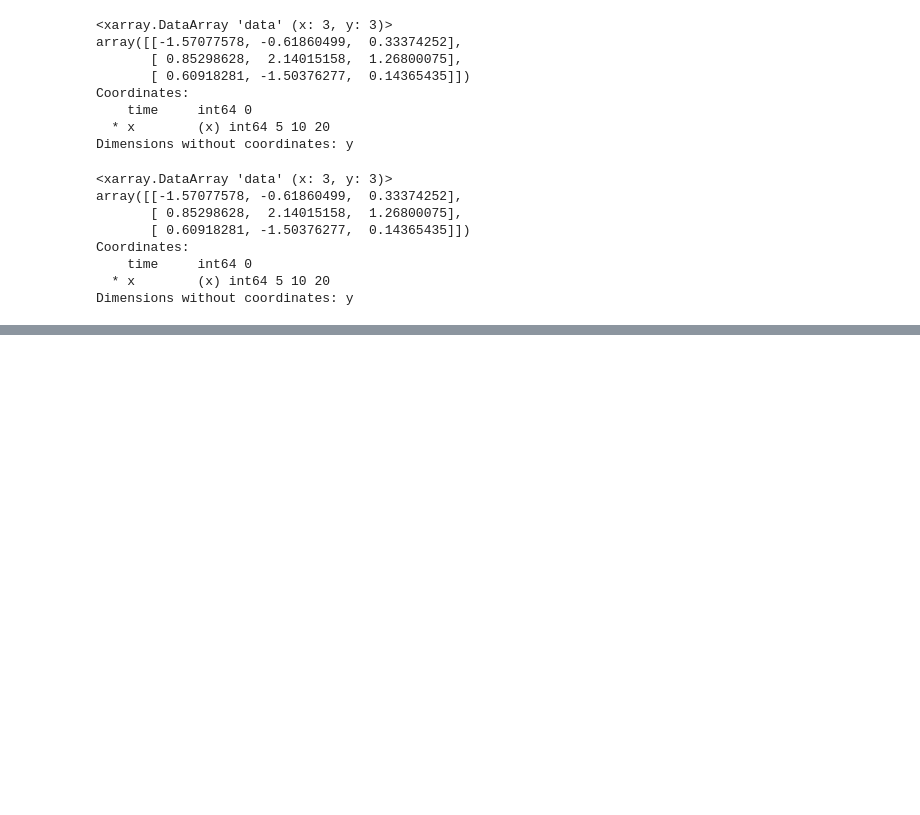
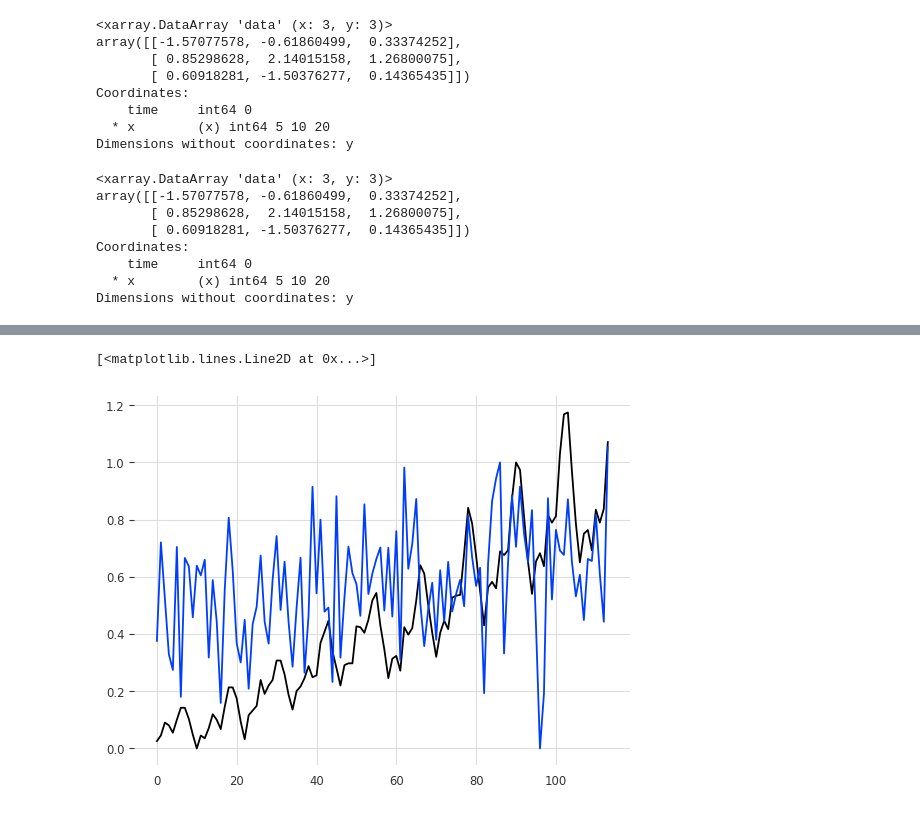
Before and after one commit to MahdiGilany/ts_snr, a Jupyter notebook: notebooks/1_Darts_test_Mahdi_23_5.ipynb, the cells around one changed output, grey strips where cells are left out. Saved outputs shown, nothing was run; the diff lists cells and outputs as text; code cells hidden in the pictures; blank space fills up the shorter version.

```diff
--- a/notebooks/1_Darts_test_Mahdi_23_5.ipynb
+++ b/notebooks/1_Darts_test_Mahdi_23_5.ipynb
@@ -394,0 +432,6 @@ Dimensions without coordinates: y
+# %%
+plt.plot(range(len(series_ts)), series_ts)
+plt.plot(range(len(series_noisy_ts)), series_noisy_ts)
+# %% [output]
+[<matplotlib.lines.Line2D at 0x...>]
+[figure, added]
```
Also changed, not shown: parts of 9 cells of this notebook.
